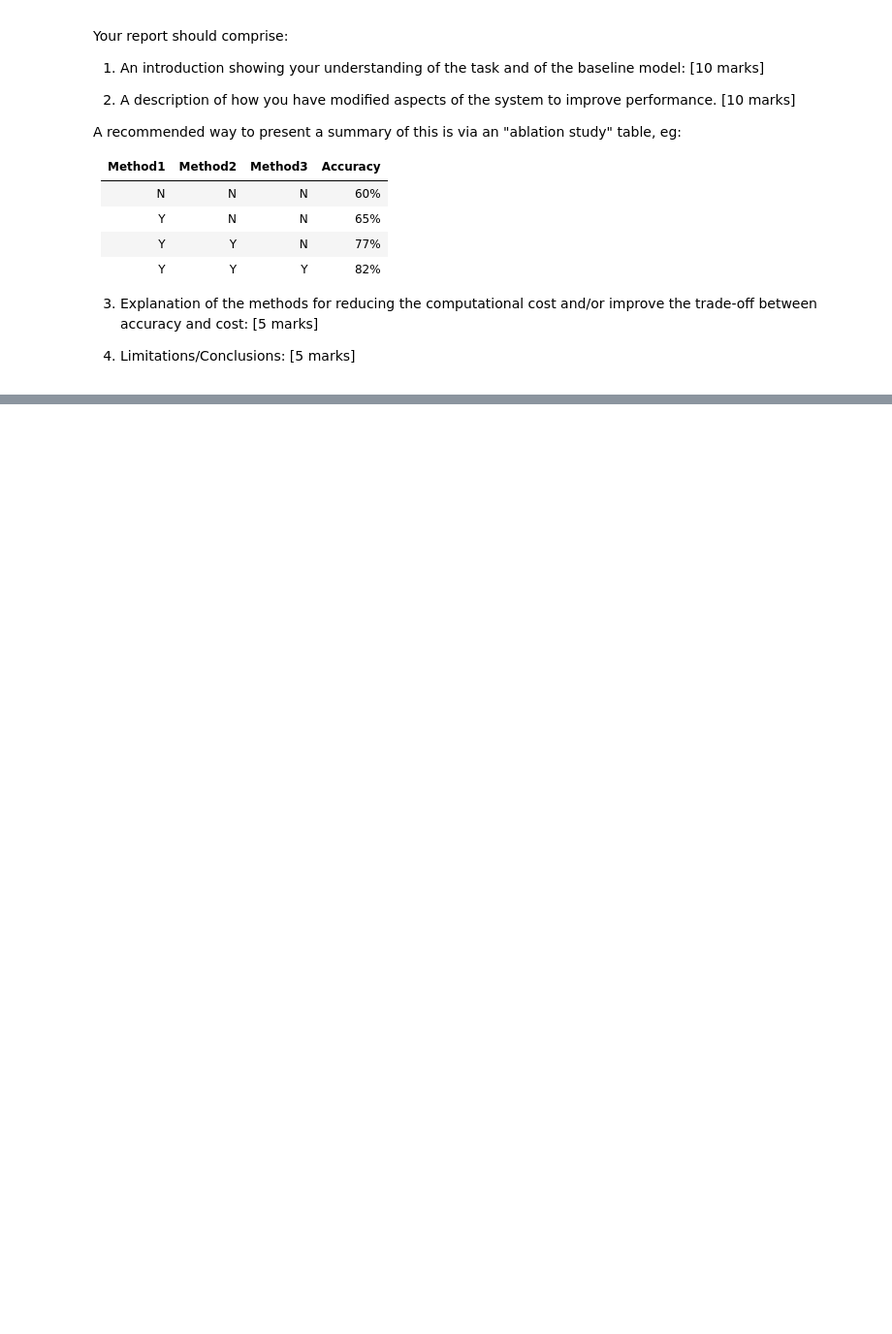
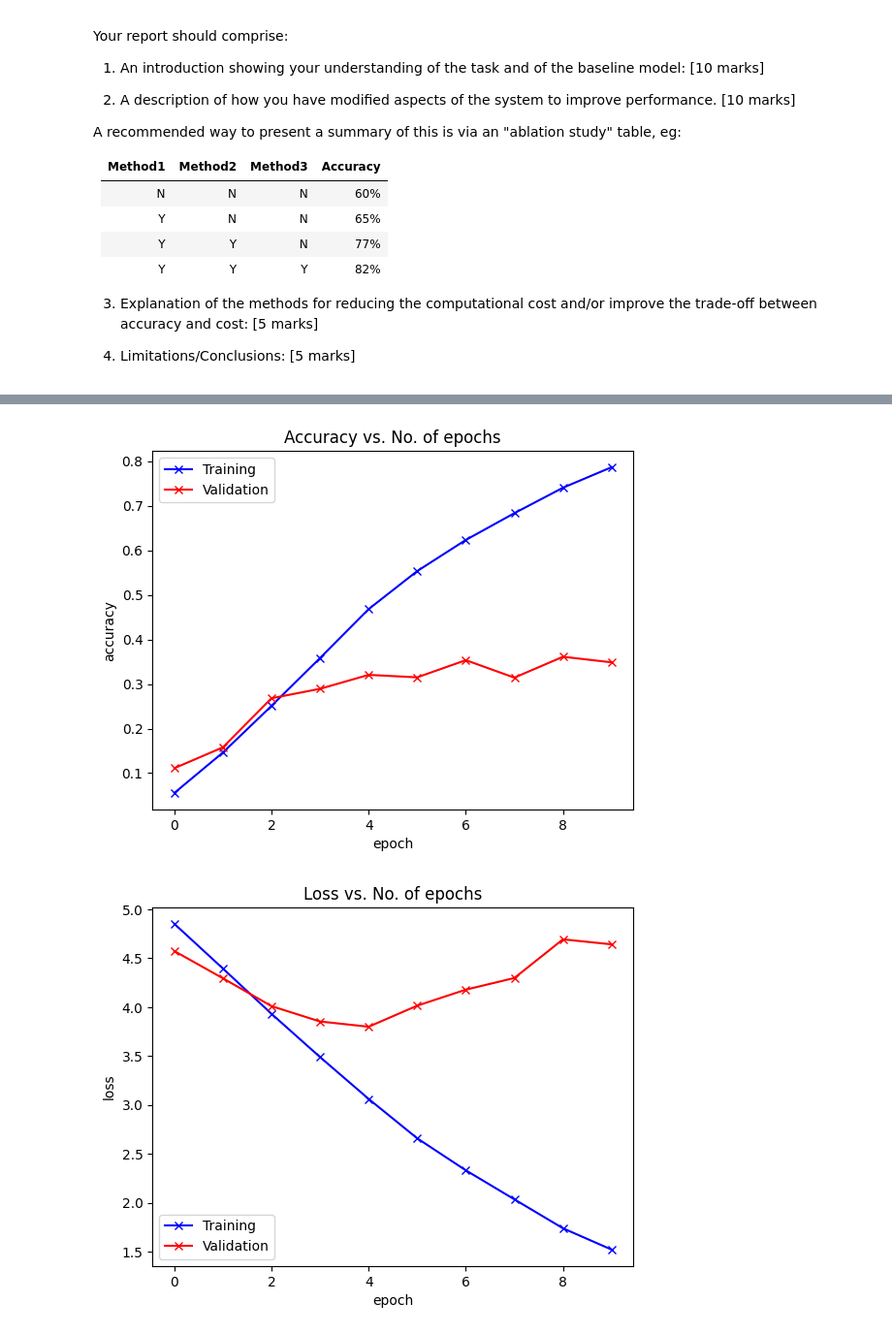
Before and after one commit to DLinh0811/CV, a Jupyter notebook: A3_Q2-2024.ipynb, the cells around one changed output, grey strips where cells are left out. Shown at 97% size. Saved outputs shown, nothing was run; the diff lists cells and outputs as text; code cells hidden in the pictures; blank space fills up the shorter version.

```diff
--- a/A3_Q2-2024.ipynb
+++ b/A3_Q2-2024.ipynb
@@ -300,0 +369,8 @@ for images, labels in train_loader:
+# %%
+# Hints: The following parameters can be changed to improve the accuracy
+num_epochs = 10
+opt_func = torch.optim.Adam
+lr = 0.001 # Hints: The following parameters can be changed to improve the accuracy
+
+history = []
+history += fit(num_epochs, lr, model, train_loader, val_loader, opt_func)
@@ -300,0 +388,29 @@ for images, labels in train_loader:
+# %%
+# plot the history of accuracy and loss
+def plot_accuracies(history):
+    train_accuracies = [x.get('train_acc') for x in history]
+    val_accuracies = [x['val_acc'] for x in history]
+    plt.plot(train_accuracies, '-bx')
+    plt.plot(val_accuracies, '-rx')
+    plt.xlabel('epoch')
+    plt.ylabel('accuracy')
+    plt.legend(['Training', 'Validation'])
+    plt.title('Accuracy vs. No. of epochs')
+    plt.show()
+
+def plot_losses(history):
+    train_losses = [x.get('train_loss') for x in history]
+    val_losses = [x['val_loss'] for x in history]
+    plt.plot(train_losses, '-bx')
+    plt.plot(val_losses, '-rx')
+    plt.xlabel('epoch')
+    plt.ylabel('loss')
+    plt.legend(['Training', 'Validation'])
+    plt.title('Loss vs. No. of epochs')
+    plt.show()
+
+plot_accuracies(history)
+plot_losses(history)
+# %% [output]
+[figure, added]
+[figure, added]
```
Also changed, not shown: parts of 51 cells of this notebook, 3 other files.
